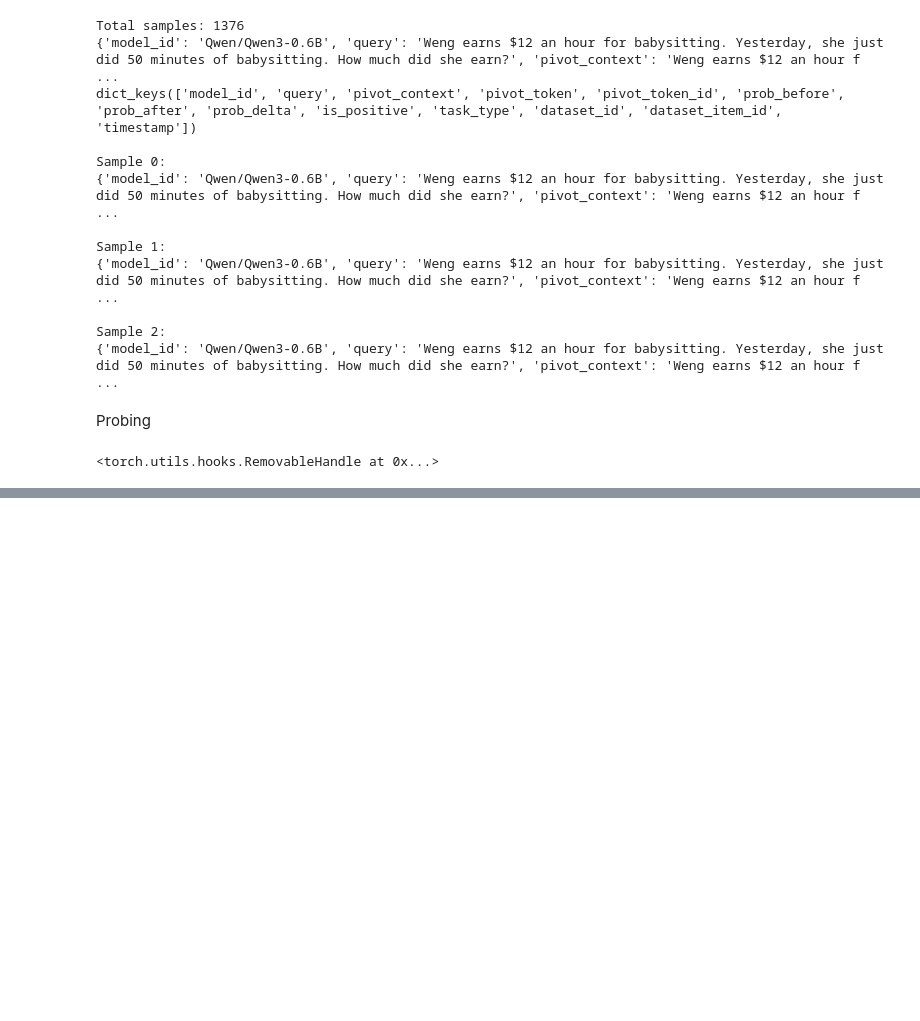
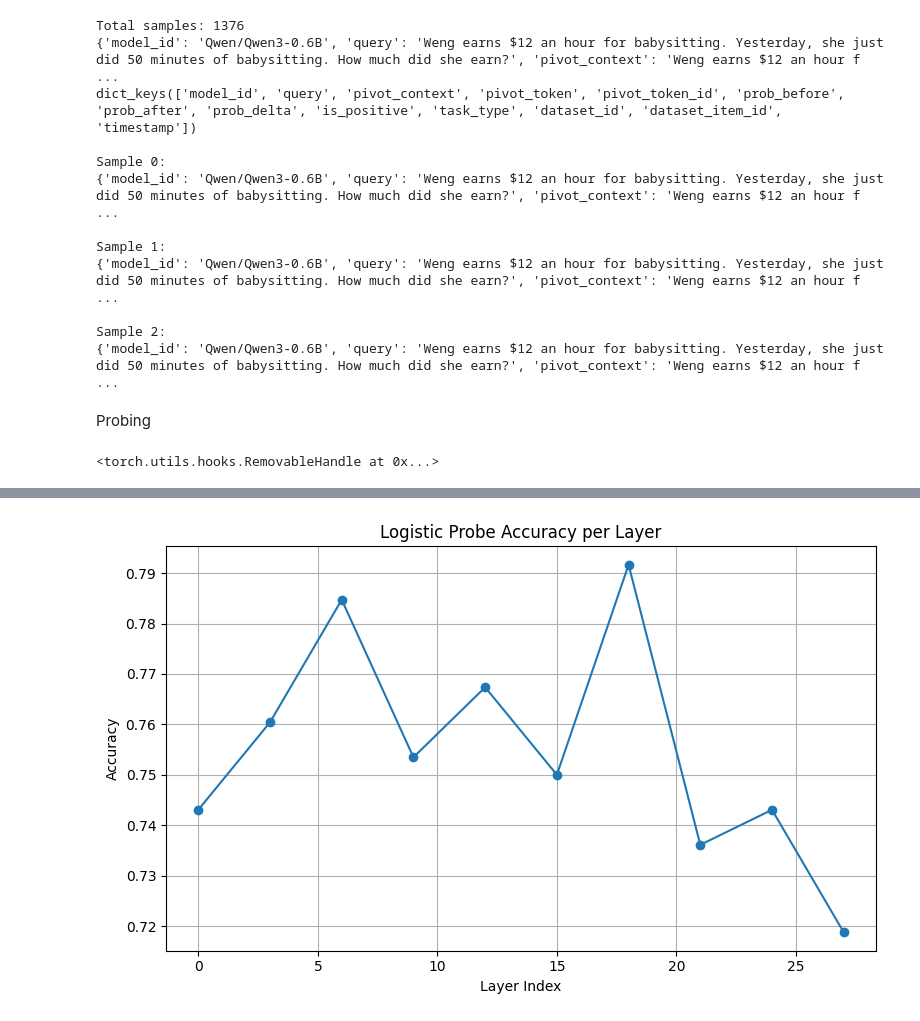
Before and after one commit to stvngo/Algoverse-AI-Model-Probing, a Jupyter notebook: Dylan_Qwen3_0_6B_pts_LinearProbe.ipynb, the cells around one changed output, grey strips where cells are left out. Drawn from its saved outputs; the diff is of its cells as text; code cells hidden in the pictures; blank space fills up the shorter version.

Commit message:
New probe, checking multiple layers and plotting results.

```diff
--- a/Dylan_Qwen3_0_6B_pts_LinearProbe.ipynb
+++ b/Dylan_Qwen3_0_6B_pts_LinearProbe.ipynb
@@ -94,12 +99,12 @@ activations = []
 
 def get_hook(layer_idx):
     def hook_fn(module, input, output):
-        # If output is a tuple, grab the first tensor
         if isinstance(output, tuple):
-            activations.append(output[0])
+            activations[layer_idx] = output[0]
         else:
-            activations.append(output)
+            activations[layer_idx] = output
     return hook_fn
+
 
 
 layer_num = 12  # Example: 12th transformer block
@@ -138,11 +113,0 @@ for sample in dataset:
-# %%
-from sklearn.linear_model import LogisticRegression
-from sklearn.model_selection import train_test_split
-
-
-X_train, X_test, y_train, y_test = train_test_split(X, y, test_size=0.2)
-
-clf = LogisticRegression(max_iter=1000)
-clf.fit(X_train, y_train)
-
-print("Accuracy:", clf.score(X_test, y_test))
@@ -150,0 +219,50 @@ Accuracy: 0.8130671506352087
+# %%
+from sklearn.linear_model import LogisticRegression
+from sklearn.model_selection import train_test_split
+import numpy as np
+import matplotlib.pyplot as plt
+
+filtered_X = []
+filtered_y = []
+
+# Filter out malformed entries
+for rep, label in zip(X, y):
+    valid = True
+    for layer_idx in layers_to_probe:
+        if layer_idx not in rep or not isinstance(rep[layer_idx], np.ndarray) or rep[layer_idx].shape != (1024,):
+            valid = False
+            break
+    if valid:
+        filtered_X.append(rep)
+        filtered_y.append(label)
+
+print(f"Filtered dataset size: {len(filtered_X)}")
+
+# Track accuracy for each layer
+layer_accuracies = []
+
+for layer_idx in layers_to_probe:
+    print(f"\nChecking layer {layer_idx}")
+
+    # Stack into matrix
+    layer_X = np.stack([rep[layer_idx] for rep in filtered_X])
+    X_train, X_test, y_train, y_test = train_test_split(layer_X, filtered_y, test_size=0.2, random_state=42)
+
+    # Train probe
+    clf = LogisticRegression(max_iter=5000)
+    clf.fit(X_train, y_train)
+    acc = clf.score(X_test, y_test)
+    layer_accuracies.append(acc)
+
+    print(f"Layer {layer_idx}: Accuracy = {acc:.3f}")
+
+# Plot accuracy
+plt.figure(figsize=(8, 5))
+plt.plot(layers_to_probe, layer_accuracies, marker='o')
+plt.title("Logistic Probe Accuracy per Layer")
+plt.xlabel("Layer Index")
+plt.ylabel("Accuracy")
+plt.grid(True)
+plt.tight_layout()
+plt.show()
+# %% [output]
@@ -150,0 +286 @@ Accuracy: 0.8130671506352087
+[figure, added]
```
Also changed, not shown: parts of 8 cells of this notebook.
